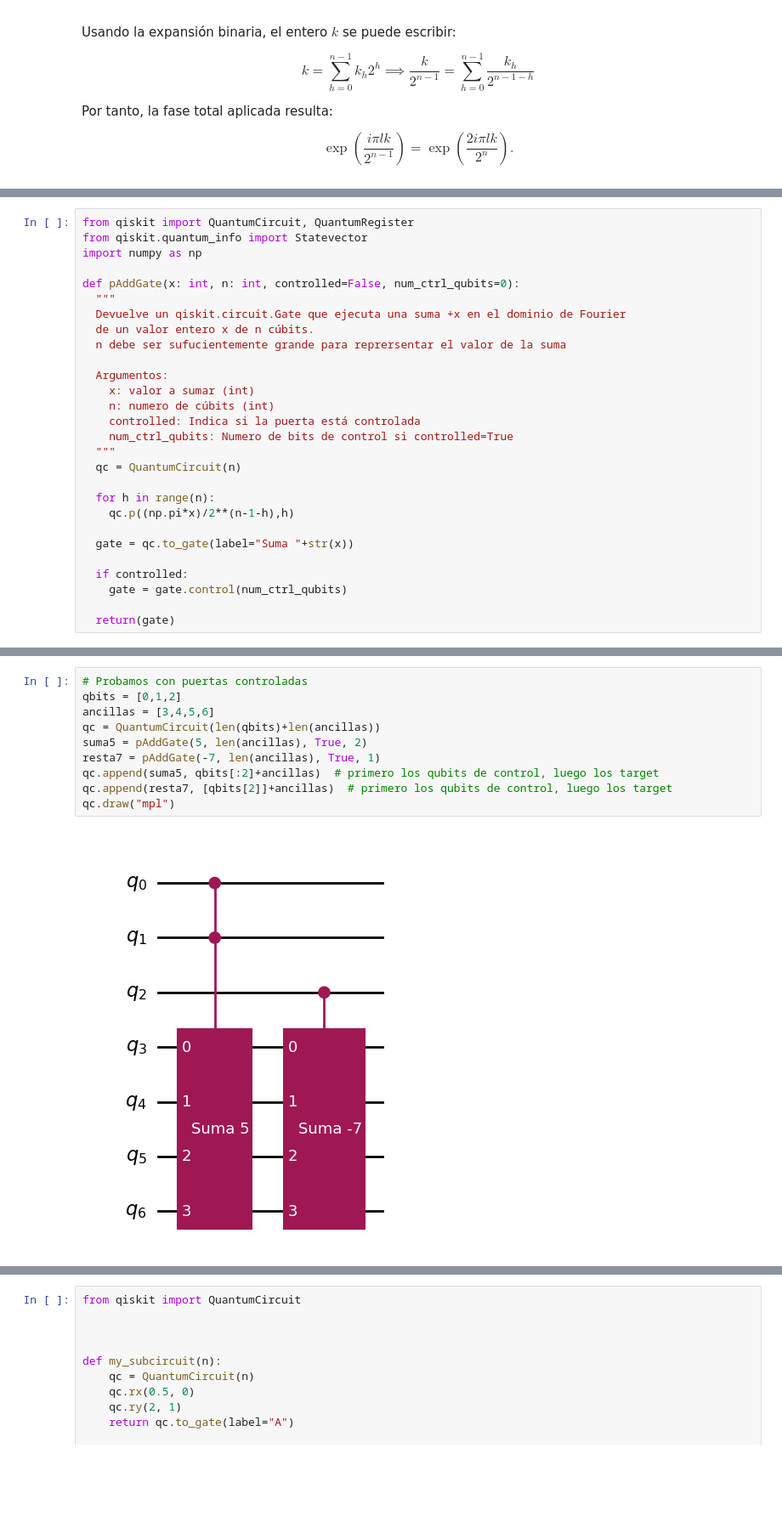
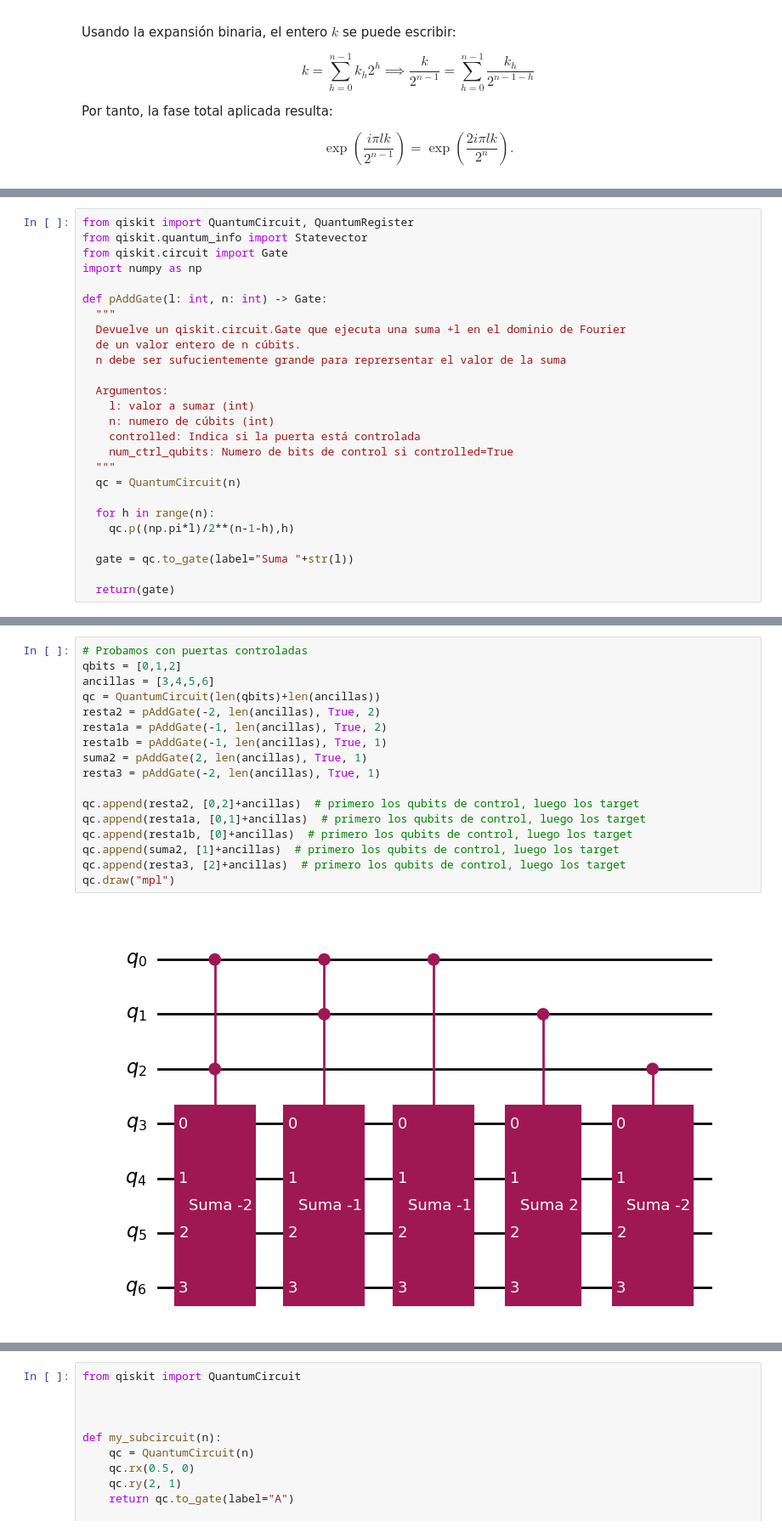
Before and after one commit to tarabelo/PIAC-2526, a Jupyter notebook: 06_Búsqueda_adaptativa_de_Grover_(GAS).ipynb, the cells around one changed output, grey strips where cells are left out. Shown at 85% size. Drawn from its saved outputs; the diff is of its cells as text; blank space fills up the shorter version.

```diff
--- a/06_Búsqueda_adaptativa_de_Grover_(GAS).ipynb
+++ b/06_Búsqueda_adaptativa_de_Grover_(GAS).ipynb
@@ -128,16 +177,17 @@ Es decir, el circuito nos sirve para números negarivos y positivos.
 # %%
 from qiskit import QuantumCircuit, QuantumRegister
 from qiskit.quantum_info import Statevector
+from qiskit.circuit import Gate
 import numpy as np
 
-def pAddGate(x: int, n: int, controlled=False, num_ctrl_qubits=0):
+def pAddGate(l: int, n: int) -> Gate:
   """
-  Devuelve un qiskit.circuit.Gate que ejecuta una suma +x en el dominio de Fourier
-  de un valor entero x de n cúbits.
+  Devuelve un qiskit.circuit.Gate que ejecuta una suma +l en el dominio de Fourier
+  de un valor entero de n cúbits.
   n debe ser sufucientemente grande para reprersentar el valor de la suma
 
   Argumentos:
-    x: valor a sumar (int)
+    l: valor a sumar (int)
     n: numero de cúbits (int)
     controlled: Indica si la puerta está controlada
     num_ctrl_qubits: Numero de bits de control si controlled=True
@@ -145,11 +195,8 @@ def pAddGate(x: int, n: int, controlled=False, num_ctrl_qubits=0):
   qc = QuantumCircuit(n)
 
   for h in range(n):
-    qc.p((np.pi*x)/2**(n-1-h),h)
+    qc.p((np.pi*l)/2**(n-1-h),h)
 
-  gate = qc.to_gate(label="Suma "+str(x))
-
-  if controlled:
-    gate = gate.control(num_ctrl_qubits)
+  gate = qc.to_gate(label="Suma "+str(l))
 
   return(gate)
@@ -187,12 +298,19 @@ $$ |1110\rangle$$
 # %%
 # Probamos con puertas controladas
 qbits = [0,1,2]
 ancillas = [3,4,5,6]
 qc = QuantumCircuit(len(qbits)+len(ancillas))
-suma5 = pAddGate(5, len(ancillas), True, 2)
-resta7 = pAddGate(-7, len(ancillas), True, 1)
-qc.append(suma5, qbits[:2]+ancillas)  # primero los qubits de control, luego los target
-qc.append(resta7, [qbits[2]]+ancillas)  # primero los qubits de control, luego los target
+resta2 = pAddGate(-2, len(ancillas), True, 2)
+resta1a = pAddGate(-1, len(ancillas), True, 2)
+resta1b = pAddGate(-1, len(ancillas), True, 1)
+suma2 = pAddGate(2, len(ancillas), True, 1)
+resta3 = pAddGate(-2, len(ancillas), True, 1)
+
+qc.append(resta2, [0,2]+ancillas)  # primero los qubits de control, luego los target
+qc.append(resta1a, [0,1]+ancillas)  # primero los qubits de control, luego los target
+qc.append(resta1b, [0]+ancillas)  # primero los qubits de control, luego los target
+qc.append(suma2, [1]+ancillas)  # primero los qubits de control, luego los target
+qc.append(resta3, [2]+ancillas)  # primero los qubits de control, luego los target
 qc.draw("mpl")
 # %% [output]
-[figure, old version]
+[figure, new version]
```
Also changed, not shown: parts of 18 cells of this notebook.
